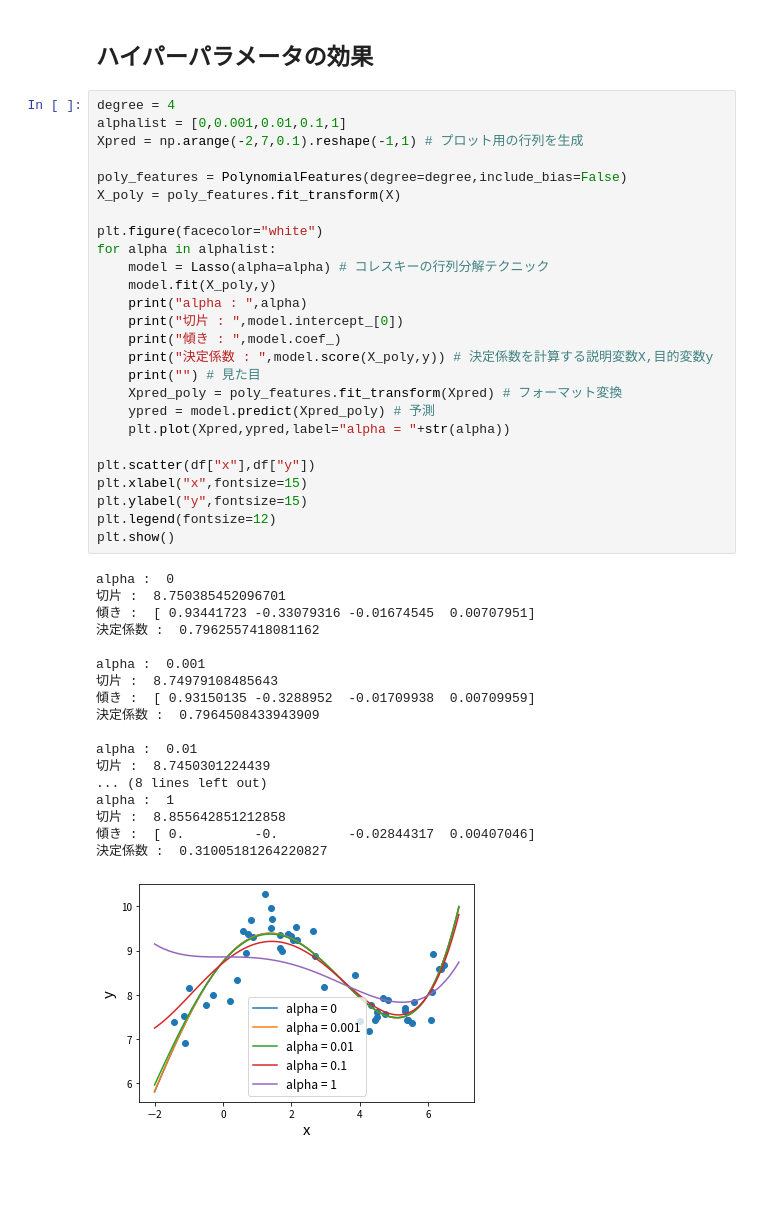
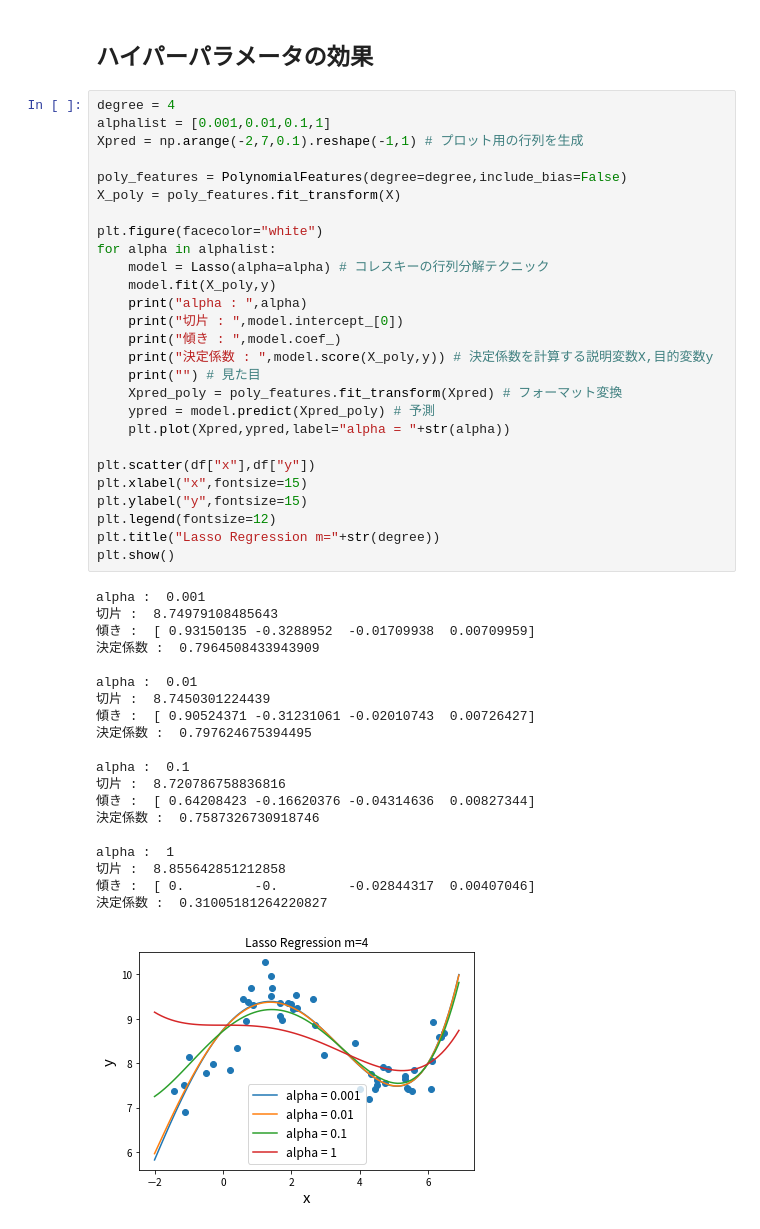
Before and after one commit to chama0623/MachineLearning, a Jupyter notebook: MachineLearning/LassoRegression_data3.ipynb, the cells around one changed output. Drawn from its saved outputs; the diff is of its cells as text; blank space fills up the shorter version.

```diff
--- a/MachineLearning/LassoRegression_data3.ipynb
+++ b/MachineLearning/LassoRegression_data3.ipynb
@@ -68,7 +68,7 @@ plt.show()
 ## ハイパーパラメータの効果
 # %%
 degree = 4
-alphalist = [0,0.001,0.01,0.1,1]
+alphalist = [0.001,0.01,0.1,1]
 Xpred = np.arange(-2,7,0.1).reshape(-1,1) # プロット用の行列を生成
 
 poly_features = PolynomialFeatures(degree=degree,include_bias=False)
@@ -77,37 +77,40 @@ X_poly = poly_features.fit_transform(X)
 plt.figure(facecolor="white")
 for alpha in alphalist:
     model = Lasso(alpha=alpha) # コレスキーの行列分解テクニック
     model.fit(X_poly,y)
     print("alpha : ",alpha)
     print("切片 : ",model.intercept_[0])
     print("傾き : ",model.coef_)
     print("決定係数 : ",model.score(X_poly,y)) # 決定係数を計算する説明変数X,目的変数y
     print("") # 見た目
     Xpred_poly = poly_features.fit_transform(Xpred) # フォーマット変換
     ypred = model.predict(Xpred_poly) # 予測
     plt.plot(Xpred,ypred,label="alpha = "+str(alpha))
 
 plt.scatter(df["x"],df["y"])
 plt.xlabel("x",fontsize=15)
 plt.ylabel("y",fontsize=15)
 plt.legend(fontsize=12)
+plt.title("Lasso Regression m="+str(degree))
 plt.show()
 # %% [output]
-alpha :  0
-切片 :  8.750385452096701
-傾き :  [ 0.93441723 -0.33079316 -0.01674545  0.00707951]
-決定係数 :  0.7962557418081162
-
 alpha :  0.001
 切片 :  8.74979108485643
 傾き :  [ 0.93150135 -0.3288952  -0.01709938  0.00709959]
 決定係数 :  0.7964508433943909
 
 alpha :  0.01
 切片 :  8.7450301224439
-... (8 lines left out)
+傾き :  [ 0.90524371 -0.31231061 -0.02010743  0.00726427]
+決定係数 :  0.797624675394495
+
+alpha :  0.1
+切片 :  8.720786758836816
+傾き :  [ 0.64208423 -0.16620376 -0.04314636  0.00827344]
+決定係数 :  0.7587326730918746
+
 alpha :  1
 切片 :  8.855642851212858
 傾き :  [ 0.         -0.         -0.02844317  0.00407046]
 決定係数 :  0.31005181264220827
-[figure, old version]
+[figure, new version]
```
Also changed, not shown: parts of 1 cell of this notebook, 2 other files.
